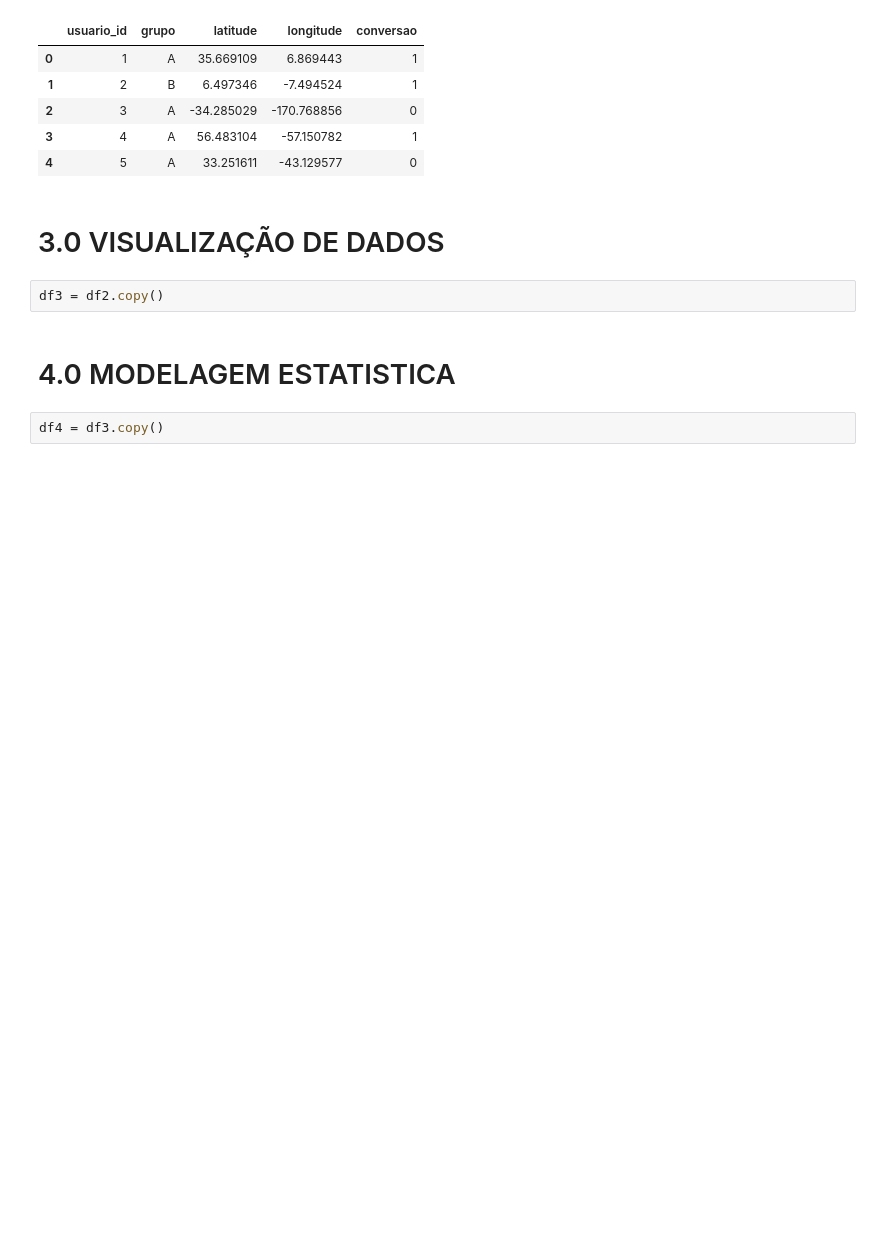
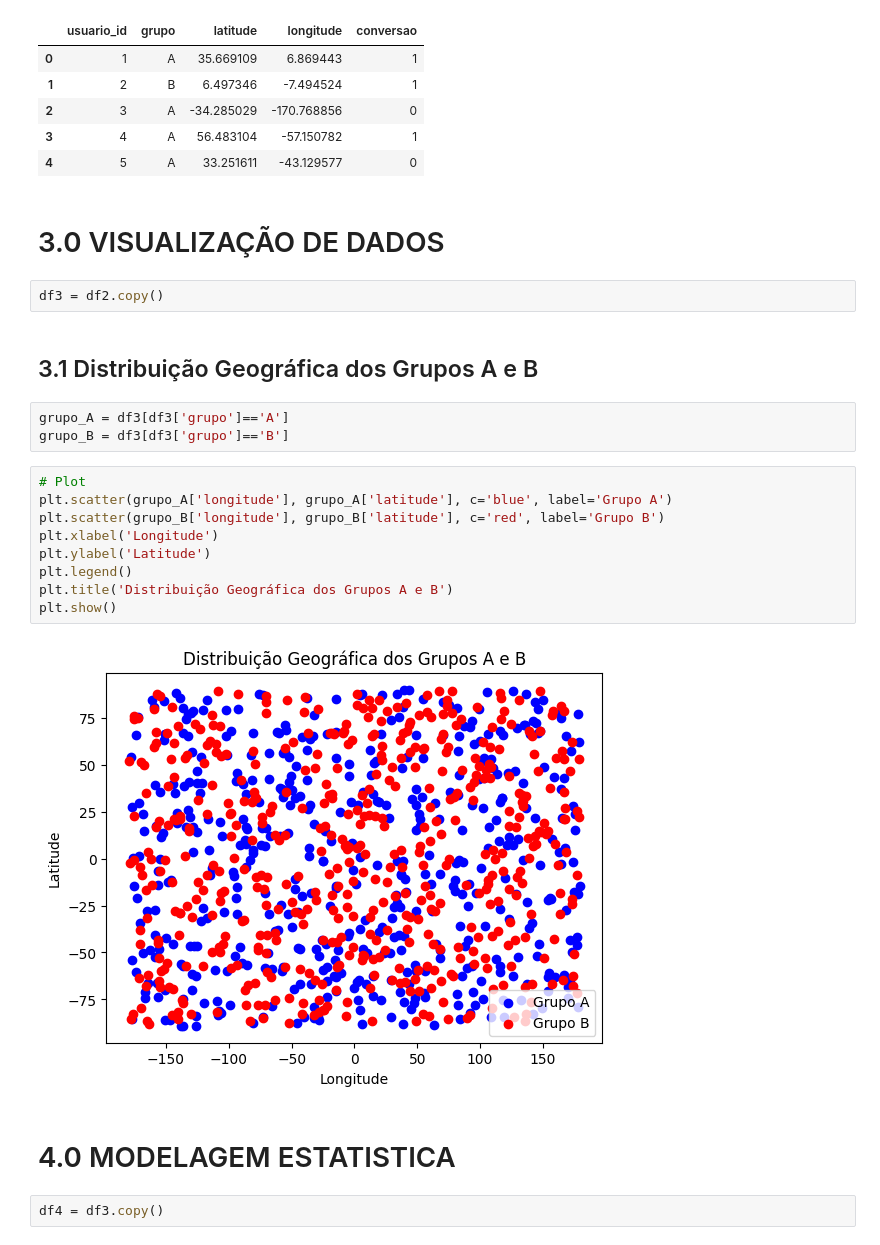
Before and after one commit to Ricardoamp/teste_AB_campanha_marketing, a Jupyter notebook: teste_ab.ipynb, the cells around one changed output. Cells and saved outputs as stored; diff of their text form; blank space fills up the shorter version.

```diff
--- a/teste_ab.ipynb
+++ b/teste_ab.ipynb
@@ -43,6 +43,22 @@ df2.head()
 # 3.0 VISUALIZAÇÃO DE DADOS
 # %%
 df3 = df2.copy()
+# %% [markdown]
+## 3.1 Distribuição Geográfica dos Grupos A e B
+# %%
+grupo_A = df3[df3['grupo']=='A']
+grupo_B = df3[df3['grupo']=='B']
+# %%
+# Plot
+plt.scatter(grupo_A['longitude'], grupo_A['latitude'], c='blue', label='Grupo A')
+plt.scatter(grupo_B['longitude'], grupo_B['latitude'], c='red', label='Grupo B')
+plt.xlabel('Longitude')
+plt.ylabel('Latitude')
+plt.legend()
+plt.title('Distribuição Geográfica dos Grupos A e B')
+plt.show()
+# %% [output]
+[figure, added]
 # %% [markdown]
 # 4.0 MODELAGEM ESTATISTICA
 # %%
```
Also changed, not shown: parts of 10 cells of this notebook.
